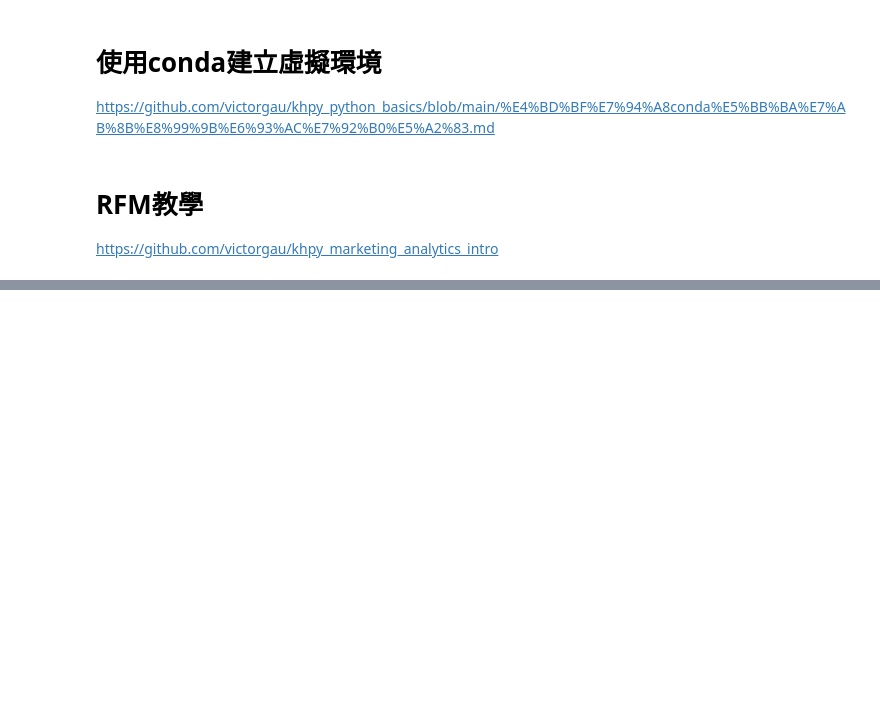
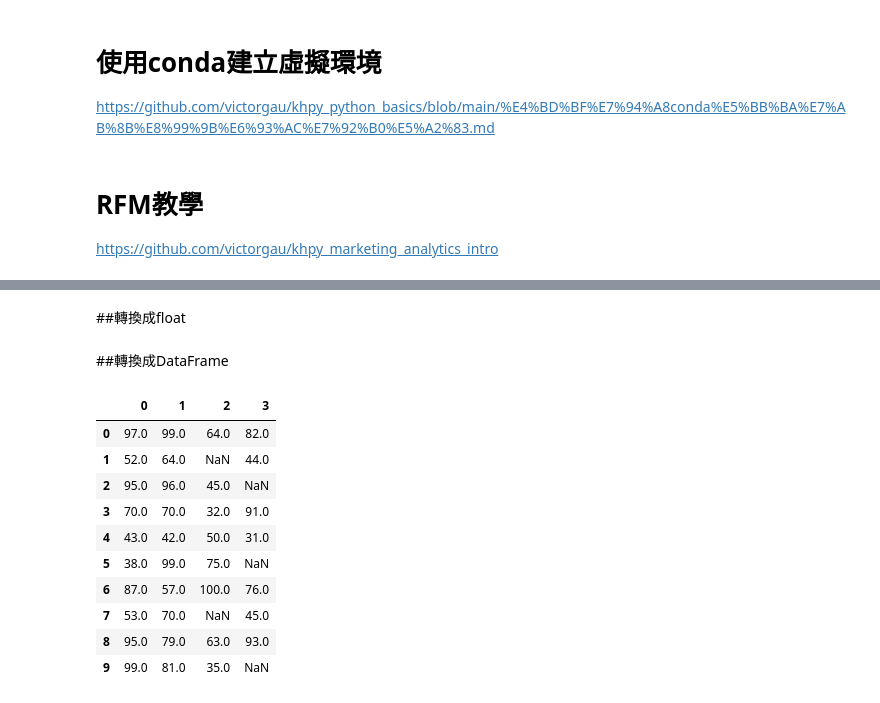
Before and after one commit to AlvisSu/20220702-python-lesson, a Jupyter notebook: 20220820.ipynb, the cells around one changed output, grey strips where cells are left out. Saved outputs shown, nothing was run; the diff lists cells and outputs as text; code cells hidden in the pictures; blank space fills up the shorter version.

```diff
--- a/20220820.ipynb
+++ b/20220820.ipynb
@@ -35,0 +165,3 @@ https://github.com/victorgau/khpy_marketing_analytics_intro
+# %%
+#亂數從30到100，10列4行
+data = np.random.randint(30, 101, (10, 4))
@@ -35,0 +181,27 @@ https://github.com/victorgau/khpy_marketing_analytics_intro
+# %% [markdown]
+##轉換成float
+# %%
+data = data.astype(float)
+# %%
+for i in range(5):
+  x = np.random.randint(0,10)
+  y = np.random.randint(0,4)
+  data[x,y] = np.NaN
+# %% [markdown]
+##轉換成DataFrame
+# %%
+df = pd.DataFrame(data)
+# %%
+df
+# %% [output]
+|  | 0 | 1 | 2 | 3 |
+| 0 | 97.0 | 99.0 | 64.0 | 82.0 |
+| 1 | 52.0 | 64.0 | NaN | 44.0 |
+| 2 | 95.0 | 96.0 | 45.0 | NaN |
+| 3 | 70.0 | 70.0 | 32.0 | 91.0 |
+| 4 | 43.0 | 42.0 | 50.0 | 31.0 |
+| 5 | 38.0 | 99.0 | 75.0 | NaN |
+| 6 | 87.0 | 57.0 | 100.0 | 76.0 |
+| 7 | 53.0 | 70.0 | NaN | 45.0 |
+| 8 | 95.0 | 79.0 | 63.0 | 93.0 |
+| 9 | 99.0 | 81.0 | 35.0 | NaN |
```
Also changed, not shown: parts of 50 cells of this notebook.
